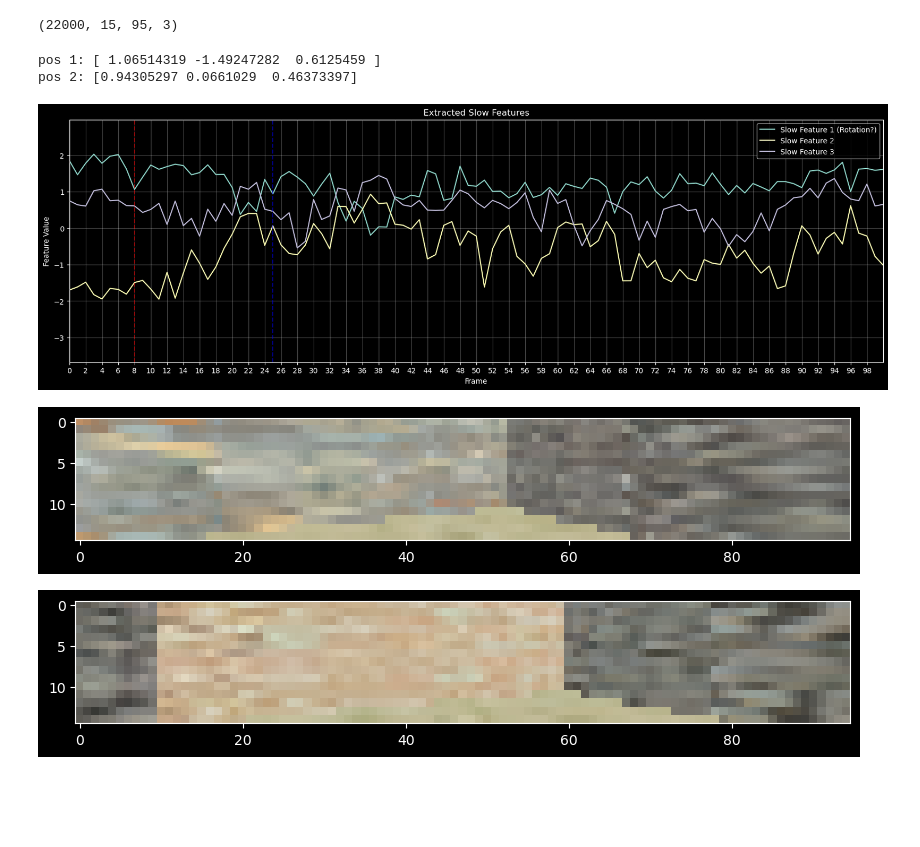
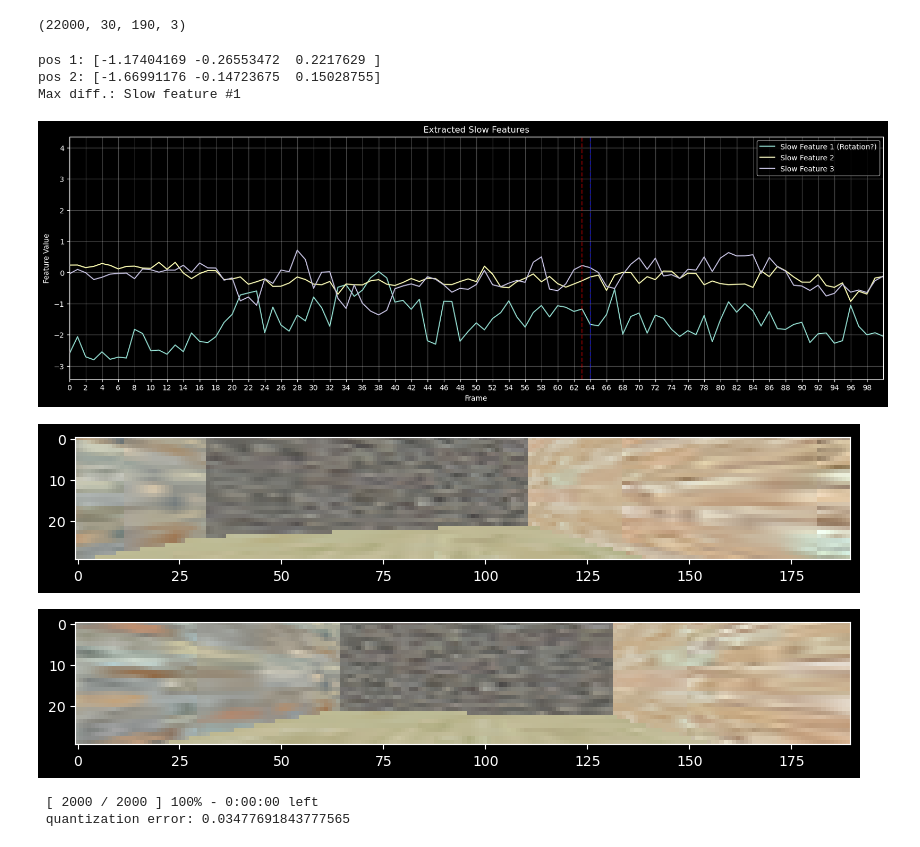
Before and after one commit to PplaysMine/unsupervisedLearning, a Jupyter notebook: keeping_it_clean/main.ipynb, the cells around one changed output. Cells and saved outputs as stored; diff of their text form; code cells hidden in the pictures; blank space fills up the shorter version.

```diff
--- a/keeping_it_clean/main.ipynb
+++ b/keeping_it_clean/main.ipynb
@@ -8,10 +8,10 @@ from sklearn.preprocessing import StandardScaler
 data = np.load('data/data_squareRoom.npy')
 crop_h = 20
 crop_w = 10
-dim_step= 2
+dim_step= 1
 data = data[:, crop_h:-crop_h, crop_w:-crop_w][:, ::dim_step][:, :, ::dim_step]
 gc.collect()
 print(data.shape)
 # %% [output]
-(22000, 15, 95, 3)
+(22000, 30, 190, 3)
 # %%
@@ -30,34 +25,46 @@ slow_features = hsfa.transform(images)
 # %%
 fig = plt.figure(figsize=(20, 6))
 ax = fig.add_subplot()
 
-index1 = 8
-index2 = 25
+index1 = 63
+index2 = index1+1
 
 ax.plot(slow_features[:, 0], label="Slow Feature 1 (Rotation?)")
 ax.plot(slow_features[:, 1], label="Slow Feature 2")
 ax.plot(slow_features[:, 2], label="Slow Feature 3")
 print('pos 1:', slow_features[index1])
 print('pos 2:', slow_features[index2])
+print(f'Max diff.: Slow feature #{np.argmax(np.abs(slow_features[index1] - slow_features[index2])) + 1}')
 ax.legend()
 ax.grid(alpha=.3)
 hline = ax.axvline(index1, c='r', alpha=.5, linestyle='--')
 hline = ax.axvline(index2, c='b', alpha=.5, linestyle='--')
 plt.title("Extracted Slow Features")
 plt.xlabel("Frame")
 plt.ylabel("Feature Value")
 length = 100
 plt.xlim(0,length)
 plt.xticks(np.arange(0, length, 2))
 
 plt.figure(figsize=(10, 5))
 plt.imshow(data[index1])
 plt.figure(figsize=(10, 5))
 plt.imshow(data[index2])
 plt.show()
 # %% [output]
-pos 1: [ 1.06514319 -1.49247282  0.6125459 ]
-pos 2: [0.94305297 0.0661029  0.46373397]
+pos 1: [-1.17404169 -0.26553472  0.2217629 ]
+pos 2: [-1.66991176 -0.14723675  0.15028755]
+Max diff.: Slow feature #1
-[figure, old version]
+[figure, new version]
-[figure, old version]
+[figure, new version]
-[figure, old version]
+[figure, new version]
+# %%
+from minisom import MiniSom
+from tqdm.notebook import tqdm
+som = MiniSom(100, 100, 2, sigma=12, learning_rate=0.5)
+som.random_weights_init(slow_features[:,1:])
+som.train(slow_features[:,1:], 2000, random_order=True, verbose=True)
+winners = [som.winner(x) for x in tqdm(slow_features[:,1:])]
+# %% [output]
+ [ 2000 / 2000 ] 100% - 0:00:00 left
+ quantization error: 0.03477691843777565
```
Also changed, not shown: parts of 2 cells of this notebook, 1 other file.
